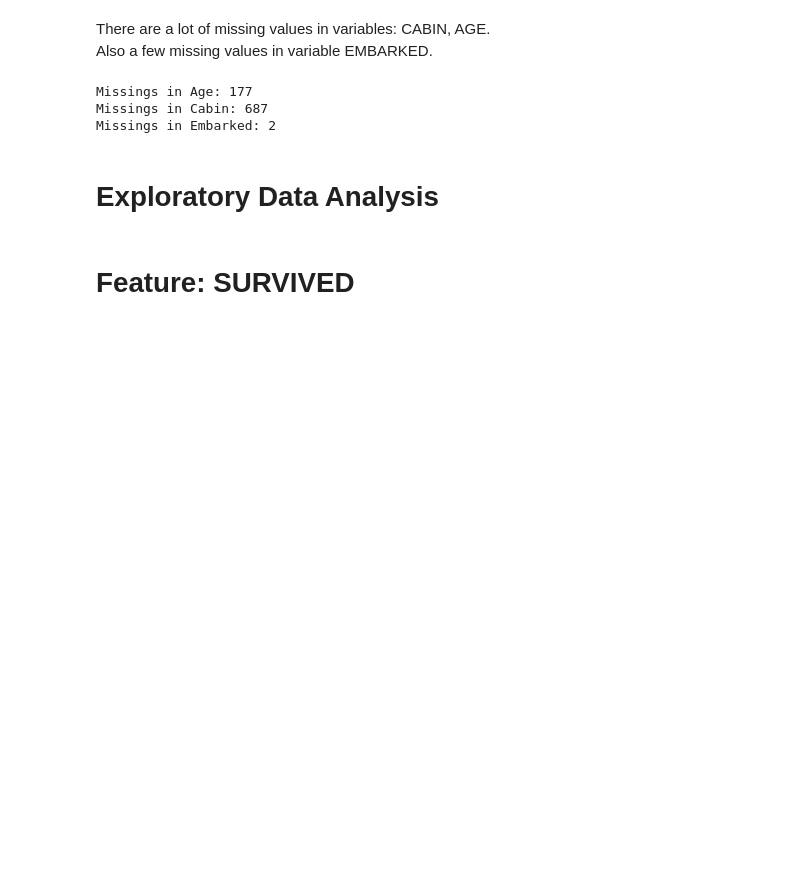
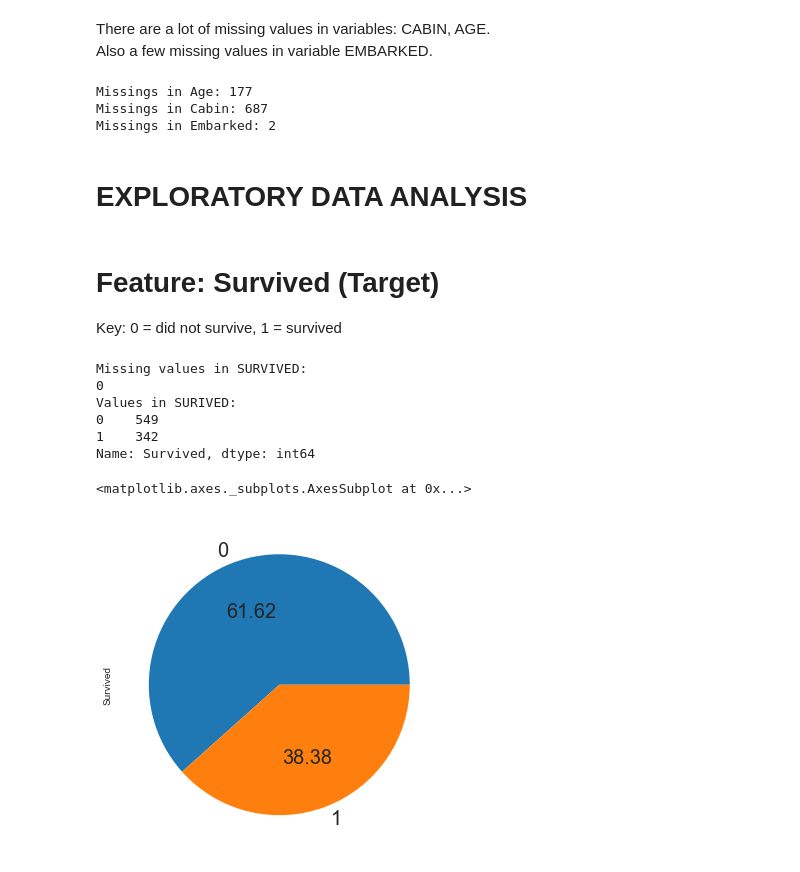
Before and after one commit to iliabadeev/kaggle-titanic-solution, a Jupyter notebook: solution.ipynb, the cells around one changed output. Cells and saved outputs as stored; diff of their text form; code cells hidden in the pictures; blank space fills up the shorter version.

Commit message:
Finish feature analysis

```diff
--- a/solution.ipynb
+++ b/solution.ipynb
@@ -109,6 +109,7 @@ missingno.matrix(train)
 There are a lot of missing values in variables: CABIN, AGE.
 Also a few missing values in variable EMBARKED.
 # %%
+missing_values = {}
 def count_missings(df):
     """
     Count and print amount of missing values in each variable. Prints if > 0.
@@ -118,6 +119,7 @@ def count_missings(df):
         vals_in_col = df[column].value_counts().sum()
         total_vals = len(df)
         missings = total_vals - vals_in_col
+        missing_values[column] = missings
         if missings > 0:
             print ("Missings in %s: %d"%(str(column),int(missings)))
 
@@ -126,10 +128,31 @@ count_missings(train)
 Missings in Age: 177
 Missings in Cabin: 687
 Missings in Embarked: 2
-# %% [markdown]
-# Exploratory Data Analysis
+# %% [markdown]
+# EXPLORATORY DATA ANALYSIS
 # %%
 df_bin = pd.DataFrame() # for discretised continuous variables
 df_con = pd.DataFrame() # for continuous variables
-# %% [markdown]
-# Feature: SURVIVED
+# %% [markdown]
+# Feature: Survived (Target)
+Key: 0 = did not survive, 1 = survived
+# %%
+# Count missings
+print("Missing values in SURVIVED:")
+print(missing_values["Survived"])
+
+# Count values
+print("Values in SURIVED:")
+print(train["Survived"].value_counts())
+
+# Plot the distribution of the variable
+train["Survived"].value_counts().plot.pie(autopct="%.2f", fontsize=20, figsize=(6,6))
+# %% [output]
+Missing values in SURVIVED:
+0
+Values in SURIVED:
+0    549
+1    342
+Name: Survived, dtype: int64
+<matplotlib.axes._subplots.AxesSubplot at 0x...>
+[figure, added]
```
Also changed, not shown: parts of 46 cells of this notebook.
